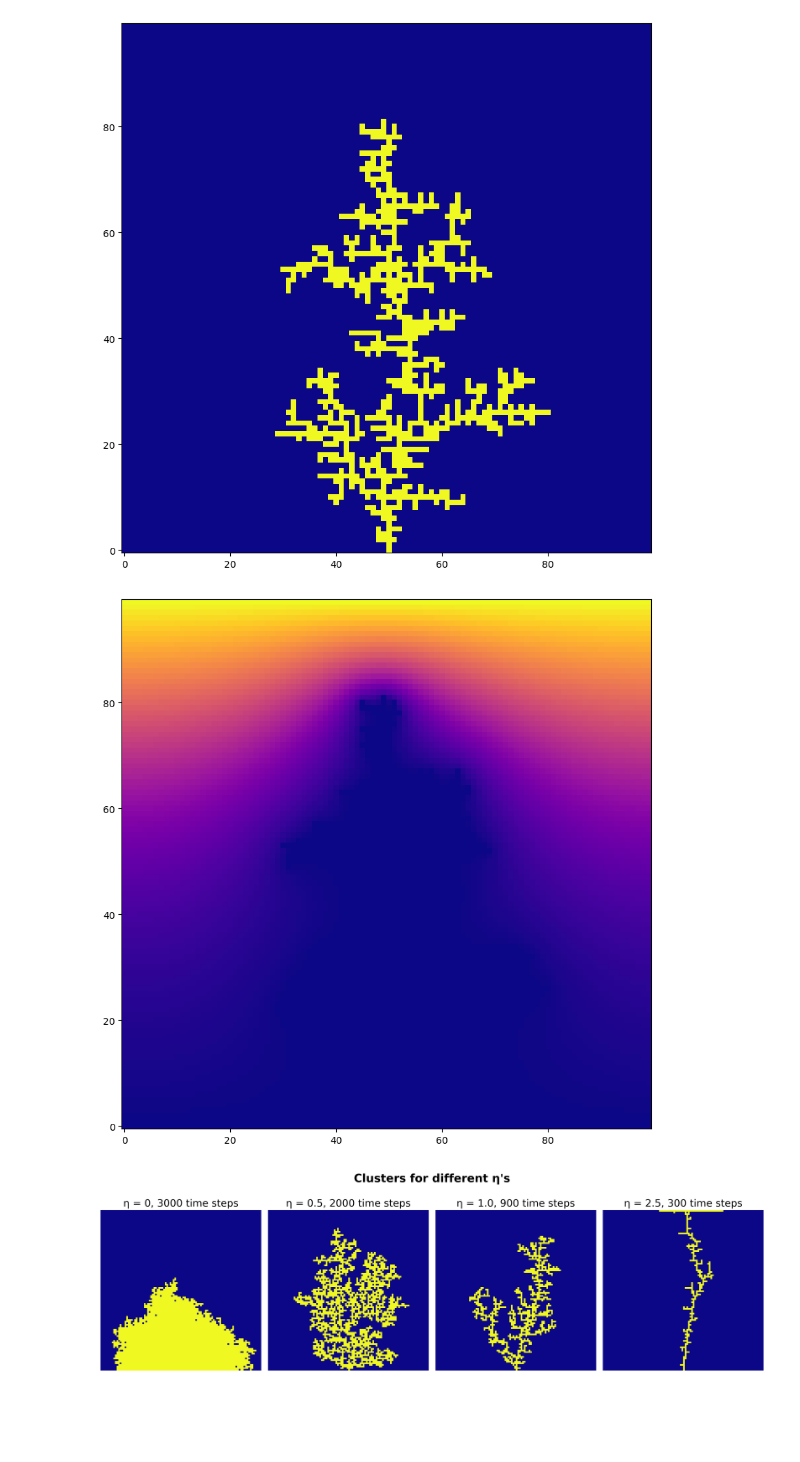
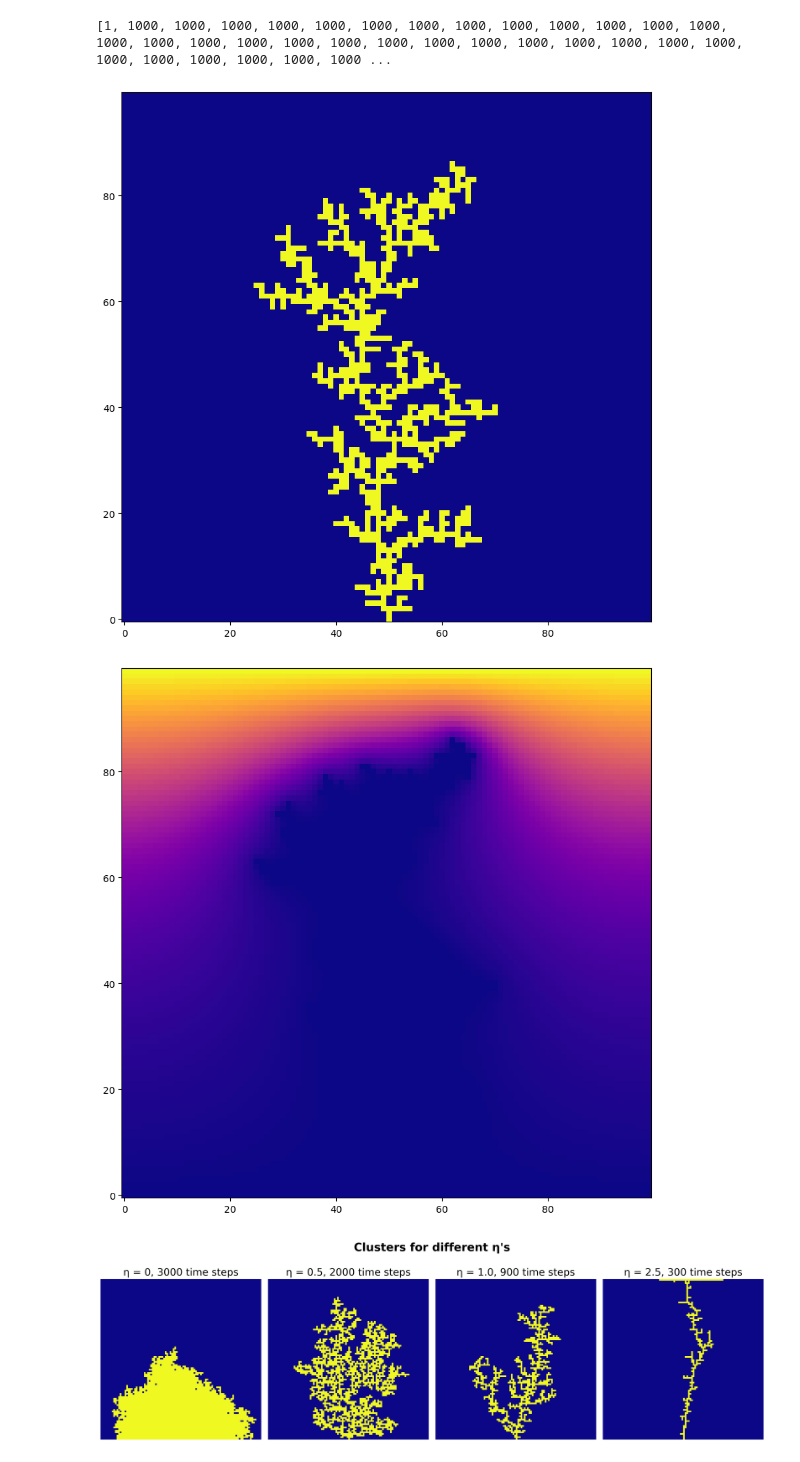
Before and after one commit to francescotiepolo/scientific_computing_assignment2, a Jupyter notebook: Question_A_fig.ipynb, the cells around one changed output. Drawn from its saved outputs; the diff is of its cells as text; code cells hidden in the pictures; blank space fills up the shorter version.

```diff
--- a/Question_A_fig.ipynb
+++ b/Question_A_fig.ipynb
@@ -8,17 +9,20 @@ from src.Question_A_funcs import simulation_dla
 save_folder = 'fig'
 os.makedirs(save_folder, exist_ok=True)
 # %%
-np.random.seed(0)
-c, cluster, history = simulation_dla(grid_size=(100, 100), steps=800, eta=1, w=1.8)
+# Plotting of one claster with its concentration map
+
+c, cluster, iter_history, avg_iter = simulation_dla(grid_size=(100, 100), steps=800, eta=1, w=1.8)
+print(iter_history)
 
 plt.figure(figsize=(10, 10))
 plt.imshow(cluster, origin='lower', cmap='plasma')
 plt.show()
 
 plt.figure(figsize=(10, 10))
 plt.imshow(c, origin='lower', cmap='plasma')
 plt.show()
 # %% [output]
+[1, 1000, 1000, 1000, 1000, 1000, 1000, 1000, 1000, 1000, 1000, 1000, 1000, 1000, 1000, 1000, 1000, 1000, 1000, 1000, 1000, 1000, 1000, 1000, 1000, 1000, 1000, 1000, 1000, 1000, 1000, 1000, 1000, 1000 ...
-[figure, old version]
+[figure, new version]
-[figure, old version]
+[figure, new version]
 # %%
```
Also changed, not shown: parts of 3 cells of this notebook, 2 other files.
